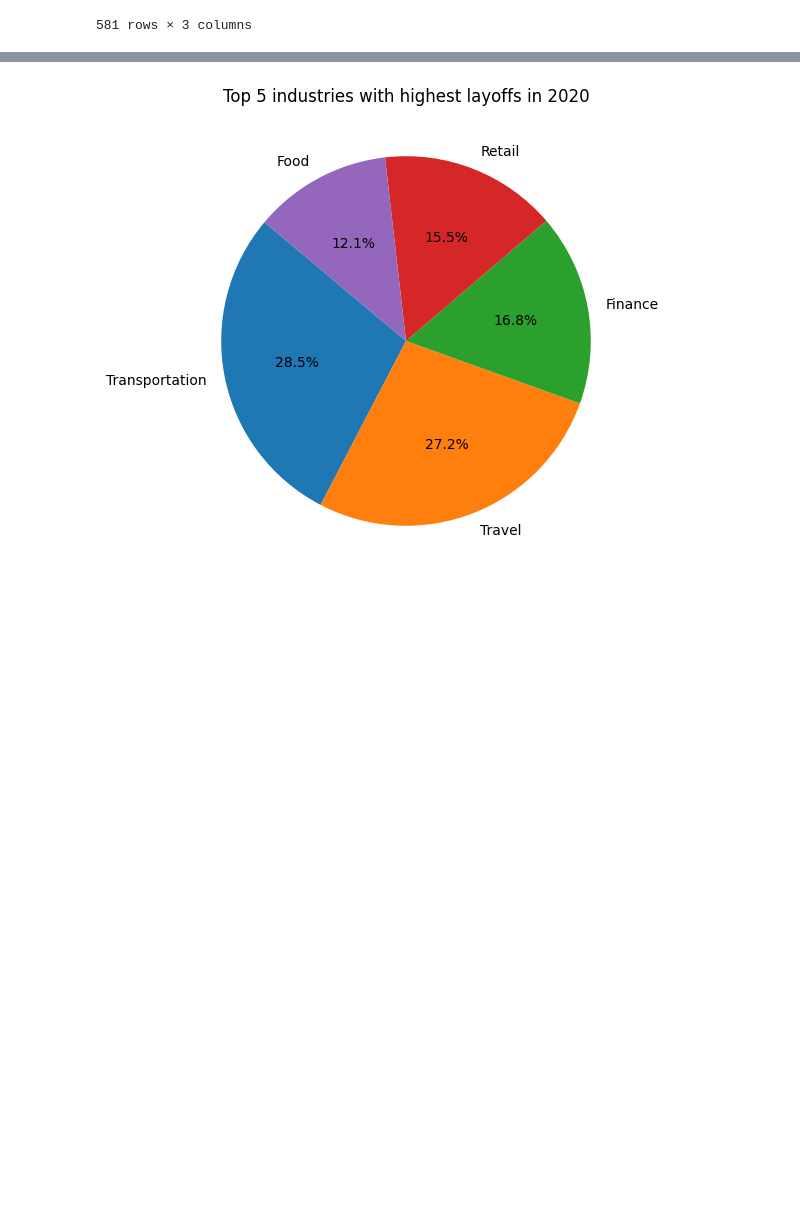
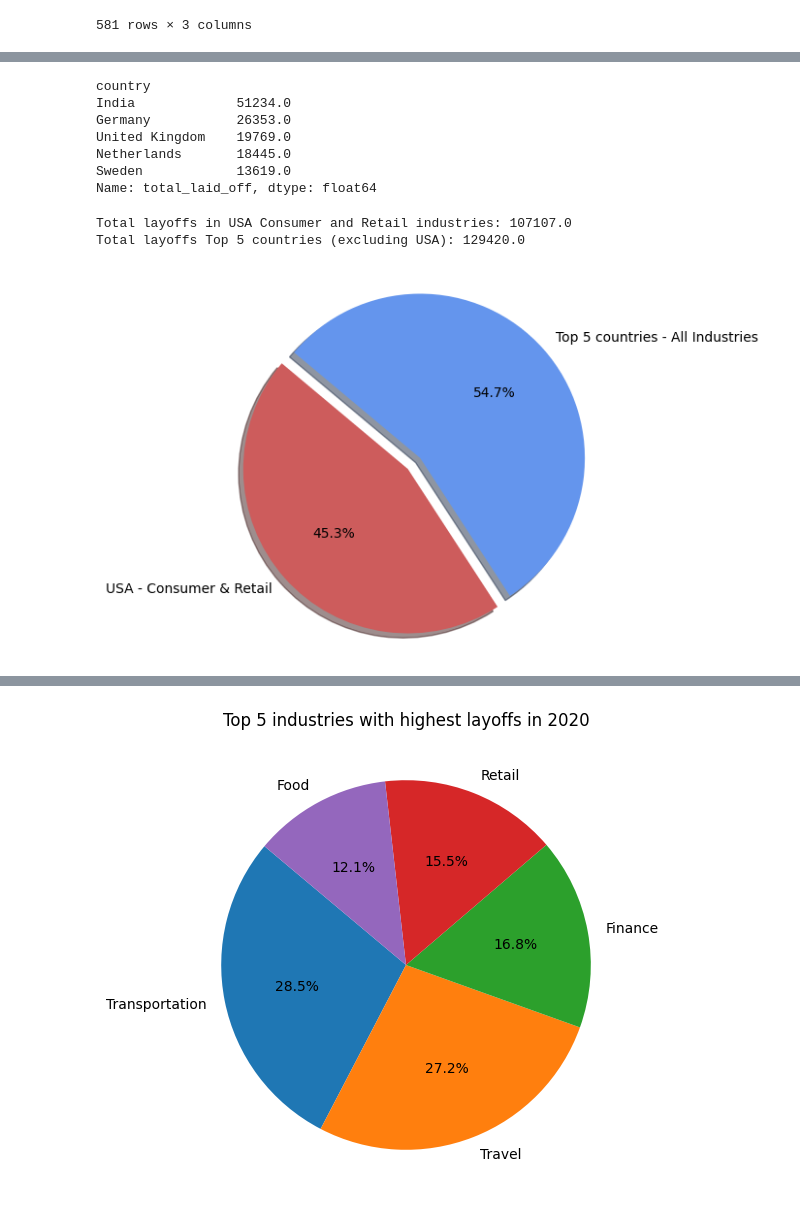
Before and after one commit to ocarolinne/ucb-data-project1, a Jupyter notebook: layoff_analysis.ipynb, the cells around one changed output, grey strips where cells are left out. Cells and saved outputs as stored; diff of their text form; code cells hidden in the pictures; blank space fills up the shorter version.

```diff
--- a/layoff_analysis.ipynb
+++ b/layoff_analysis.ipynb
@@ -305,3 +401,48 @@ plt.show()
+# %%
+# Filter the data for the United States for both Consumer and Retail industries
+usa_consumer_retail = quarter_df[(quarter_df["country"] == "United States") &
+                                 (quarter_df["industry"].isin(["Consumer", "Retail"]))]
+
+# Filter the data for all other countries (global data excluding the United States)
+global_industry = quarter_df[quarter_df["country"] != "United States"]
+
+# Group by industry
+usa_consumer_retail_lay = usa_consumer_retail.groupby('industry')['total_laid_off'].sum()
+global_industry_lay = global_industry.groupby('country')['total_laid_off'].sum().sort_values(ascending=False).head(5)
+
+display(global_industry_lay)
+
+# Sum the total layoffs
+total_usa_layoffs = usa_consumer_retail_lay.sum()
+total_global_layoffs = global_industry_lay.sum()
+
+print('Total layoffs in USA Consumer and Retail industries:', total_usa_layoffs)
+print('Total layoffs Top 5 countries (excluding USA):', total_global_layoffs)
+
+labels = ['USA - Consumer & Retail', 'Top 5 countries - All Industries']
+sizes = [total_usa_layoffs, total_global_layoffs]
+colors = ['indianred','cornflowerblue']
+explode = (0.1, 0)
+
+# Pie chart
+plt.figure(figsize=(5, 5))
+plt.pie(sizes, explode=explode, labels=labels, colors=colors, autopct='%1.1f%%',
+        shadow=True, startangle=140)
+#plt.title('Total Layoffs: USA (Consumer & Retail) vs. Global (all industries)')
+plt.axis('equal')
+
+plt.show()
+# %% [output]
+country
+India             51234.0
+Germany           26353.0
+United Kingdom    19769.0
+Netherlands       18445.0
+Sweden            13619.0
+Name: total_laid_off, dtype: float64
+Total layoffs in USA Consumer and Retail industries: 107107.0
+Total layoffs Top 5 countries (excluding USA): 129420.0
+[figure, added]
 # %%
 # New dataframe for companies with the highest layoffs in 2020.
 lay_2020 = quarter_df['year'].values == '2020'
```
Also changed, not shown: parts of 42 cells of this notebook, 7 other files.
